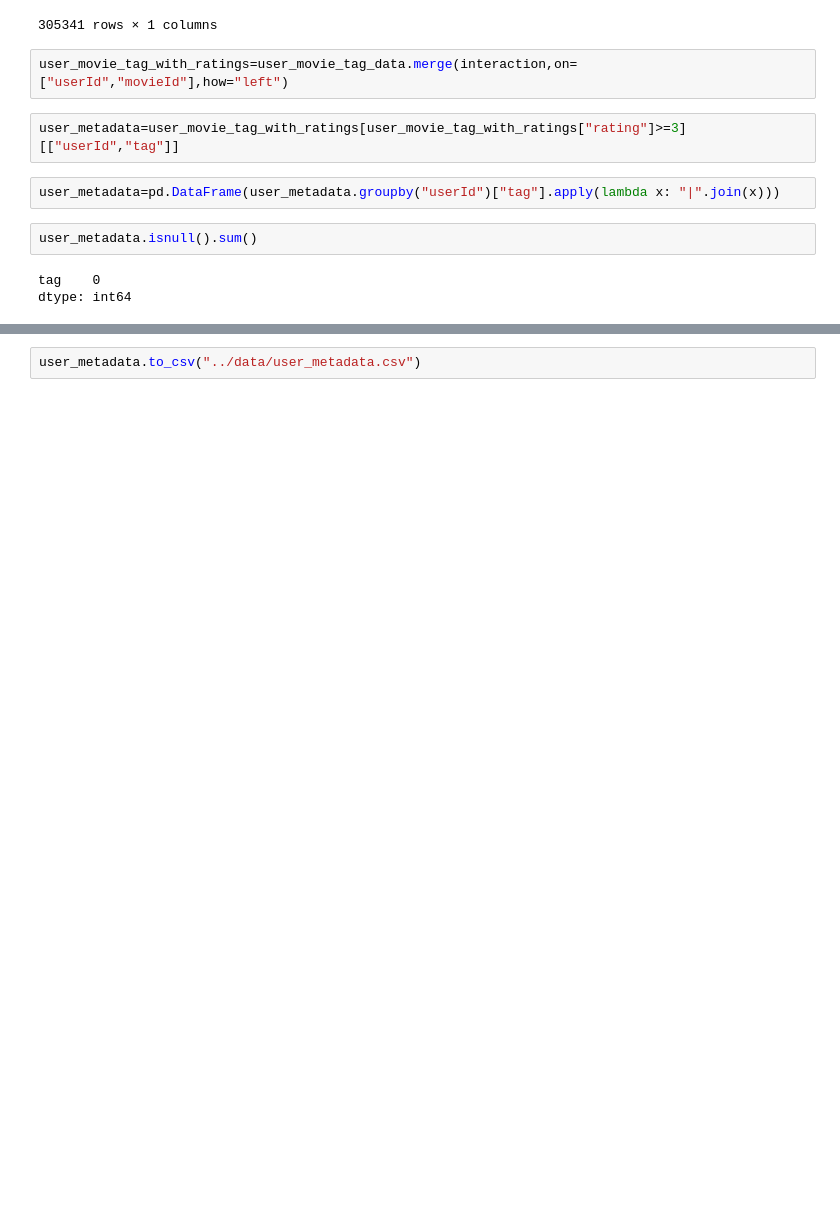
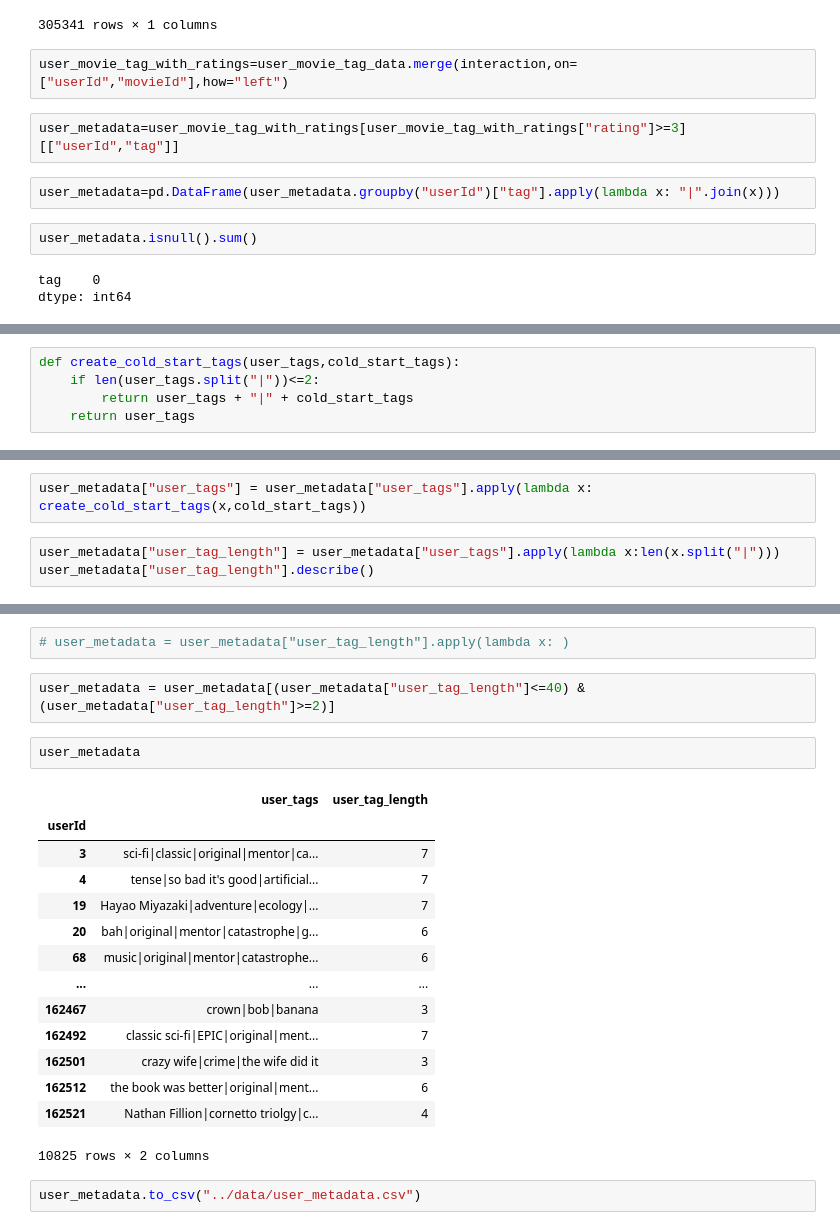
Before and after one commit to ashwiniyer176/MovieLens-Recommendation-System, a Jupyter notebook: notebooks/User_Metadata_Creation.ipynb, the cells around one changed output, grey strips where cells are left out. Drawn from its saved outputs; the diff is of its cells as text; blank space fills up the shorter version.

```diff
--- a/notebooks/User_Metadata_Creation.ipynb
+++ b/notebooks/User_Metadata_Creation.ipynb
@@ -39,0 +104,5 @@ dtype: int64
+# %%
+def create_cold_start_tags(user_tags,cold_start_tags):
+    if len(user_tags.split("|"))<=2:
+        return user_tags + "|" + cold_start_tags
+    return user_tags
@@ -39,0 +113,5 @@ dtype: int64
+# %%
+user_metadata["user_tags"] = user_metadata["user_tags"].apply(lambda x: create_cold_start_tags(x,cold_start_tags))
+# %%
+user_metadata["user_tag_length"] = user_metadata["user_tags"].apply(lambda x:len(x.split("|")))
+user_metadata["user_tag_length"].describe()
@@ -40,2 +128,23 @@ dtype: int64
+# %%
+# user_metadata = user_metadata["user_tag_length"].apply(lambda x: )
+# %%
+user_metadata = user_metadata[(user_metadata["user_tag_length"]<=40) & (user_metadata["user_tag_length"]>=2)]
+# %%
+user_metadata
+# %% [output]
+|  | user_tags | user_tag_length |
+| userId |  |  |
+| 3 | sci-fi|classic|original|mentor|ca... | 7 |
+| 4 | tense|so bad it's good|artificial... | 7 |
+| 19 | Hayao Miyazaki|adventure|ecology|... | 7 |
+| 20 | bah|original|mentor|catastrophe|g... | 6 |
+| 68 | music|original|mentor|catastrophe... | 6 |
+| ... | ... | ... |
+| 162467 | crown|bob|banana | 3 |
+| 162492 | classic sci-fi|EPIC|original|ment... | 7 |
+| 162501 | crazy wife|crime|the wife did it | 3 |
+| 162512 | the book was better|original|ment... | 6 |
+| 162521 | Nathan Fillion|cornetto triolgy|c... | 4 |
+10825 rows × 2 columns
 # %%
 user_metadata.to_csv("../data/user_metadata.csv")
```
Also changed, not shown: parts of 10 cells of this notebook, 7 other files.
